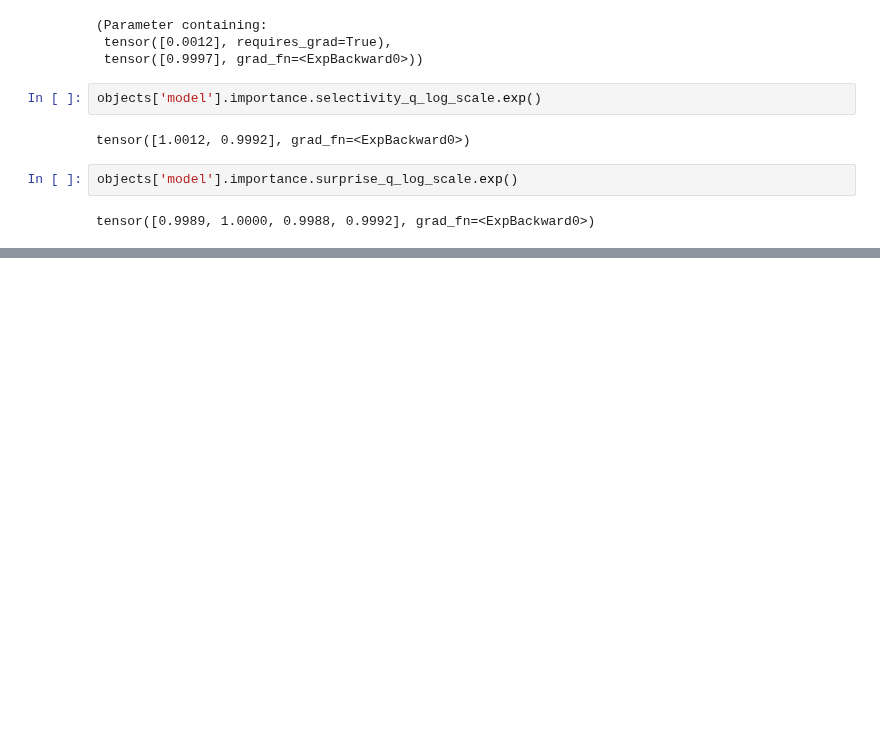
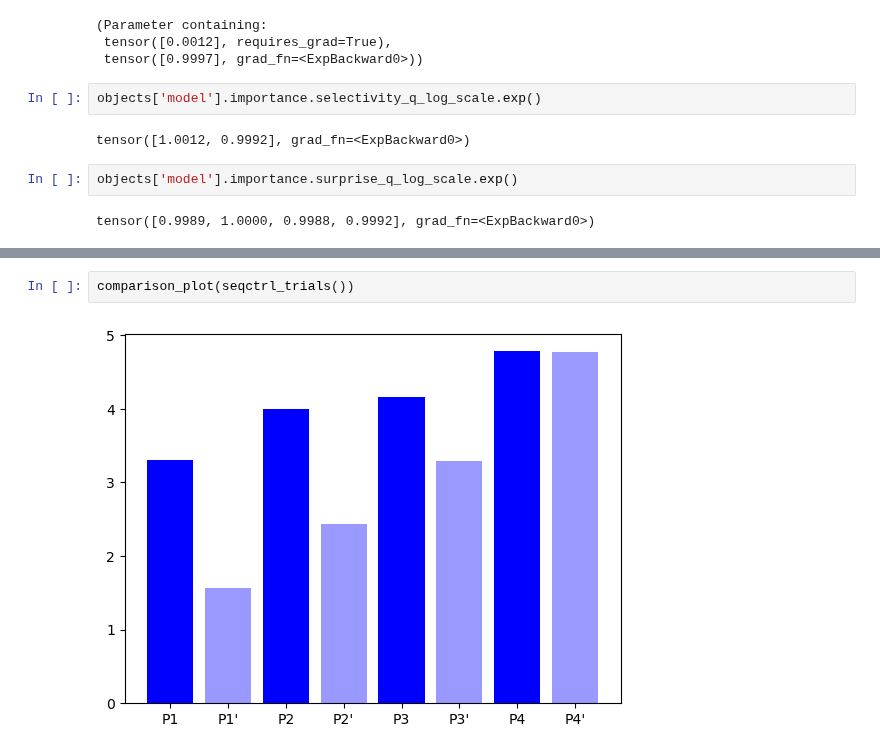
Before and after one commit to BastosLab/surprisal_regression, a Jupyter notebook: notebooks/C31-ses-230609/PFC/evaluate_full.ipynb, the cells around one changed output, grey strips where cells are left out. Cells and saved outputs as stored; diff of their text form; blank space fills up the shorter version.

```diff
--- a/notebooks/C31-ses-230609/PFC/evaluate_full.ipynb
+++ b/notebooks/C31-ses-230609/PFC/evaluate_full.ipynb
@@ -87,0 +113,4 @@ plt.bar(["P1", "P1'", "P2", "P2'", "P3", "P3'", "P4", "P4'"], heights, color=[('
+# %%
+comparison_plot(seqctrl_trials())
+# %% [output]
+[figure, added]
```
Also changed, not shown: parts of 7 cells of this notebook, 1 other file.
